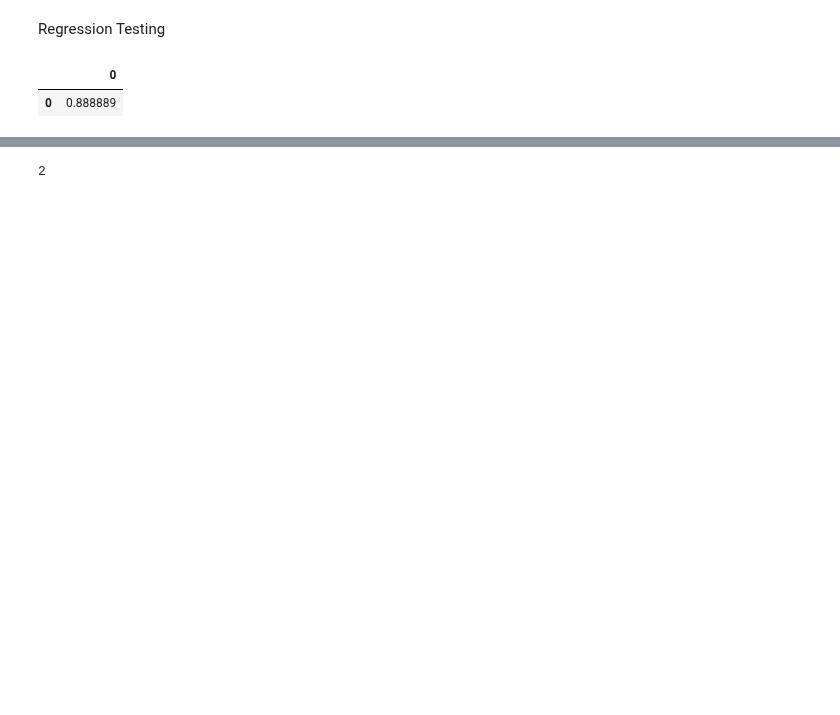
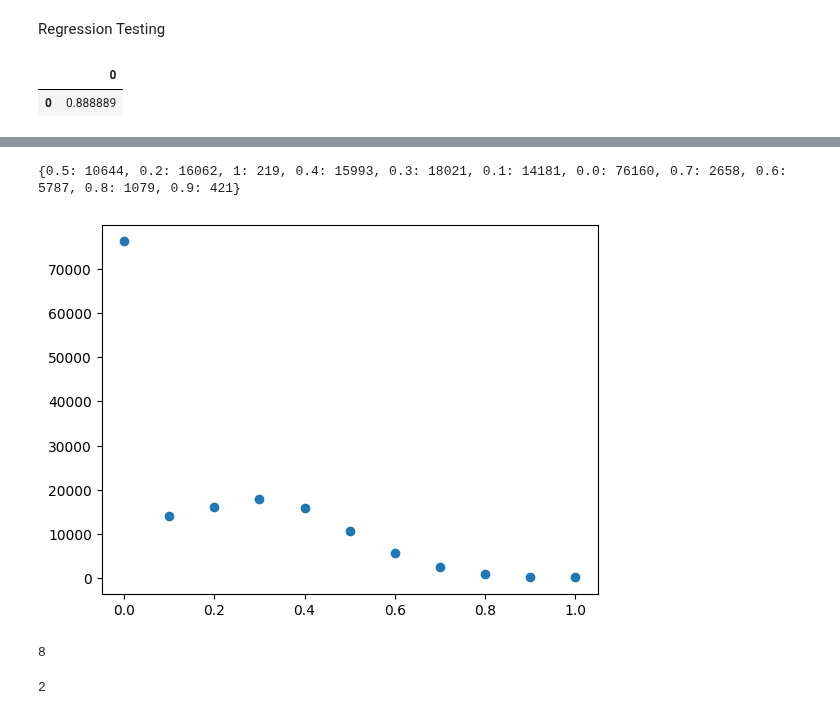
Before and after one commit to TobyBritton1/NewsBiasMapping, a Jupyter notebook: DataAnalysis.ipynb, the cells around one changed output, grey strips where cells are left out. Drawn from its saved outputs; the diff is of its cells as text; code cells hidden in the pictures; blank space fills up the shorter version.

```diff
--- a/DataAnalysis.ipynb
+++ b/DataAnalysis.ipynb
@@ -107,0 +123,14 @@ print(getSensationalized('stunningly terrifying'))
+# %%
+a = {}
+for fb in all:
+    try:
+        a[round(fb,1)] += 1
+    except:
+        a[round(fb,1)] = 1
+
+print(a)
+plt.scatter(*zip(*a.items()))
+plt.show()
+# %% [output]
+{0.5: 10644, 0.2: 16062, 1: 219, 0.4: 15993, 0.3: 18021, 0.1: 14181, 0.0: 76160, 0.7: 2658, 0.6: 5787, 0.8: 1079, 0.9: 421}
+[figure, added]
@@ -108,3 +141,13 @@ print(getSensationalized('stunningly terrifying'))
+# %%
+#print(list)
+articles.at[37914,'body'] #list.index(33)
+articles.at[13149,'body'] #list.index(10)
+articles.at[210,'body'] #list.index(5)
+articles.at[5,'body'] #list.index(2)
+articles.at[8,'body'] #list.index(8)
+list.index(1)
+# %% [output]
+8
 # %%
 a = 'hello hello'
 a.count('hello')
```
Also changed, not shown: parts of 7 cells of this notebook, 2 other files.
